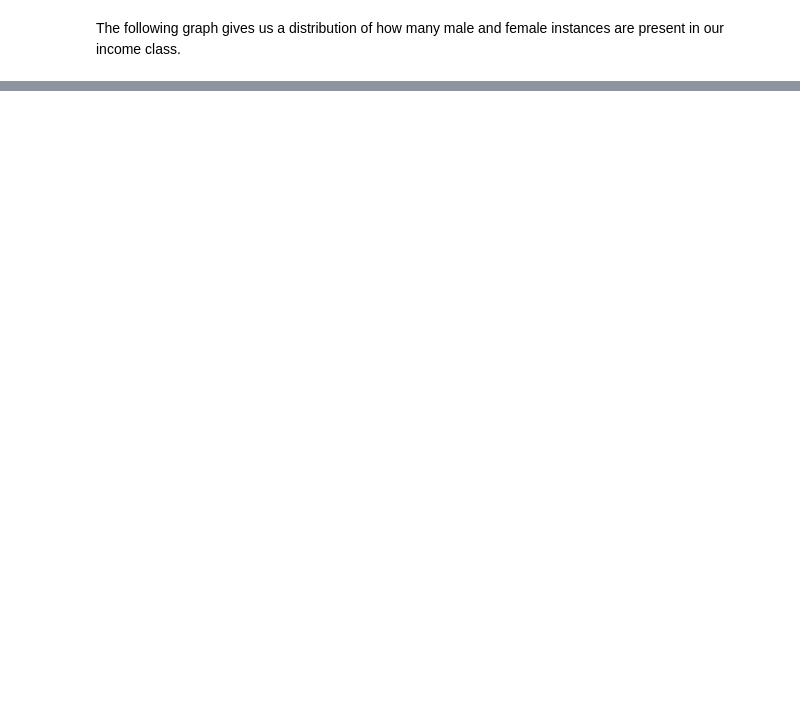
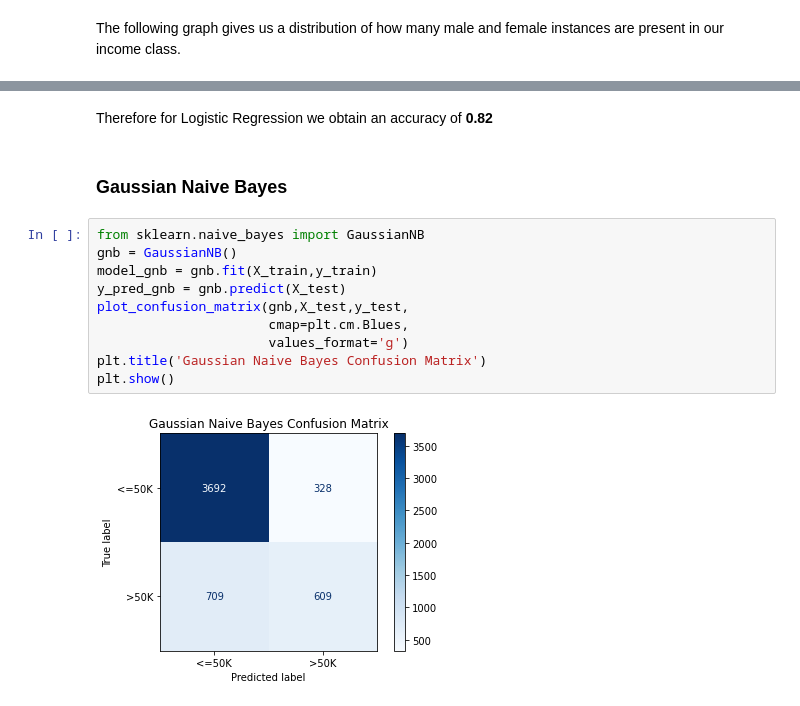
Before and after one commit to dhruvk98/Machine-Learning-Datasets, a Jupyter notebook: adult_income.ipynb, the cells around one changed output, grey strips where cells are left out. Saved outputs shown, nothing was run; the diff lists cells and outputs as text; blank space fills up the shorter version.

```diff
--- a/adult_income.ipynb
+++ b/adult_income.ipynb
@@ -196,0 +193,16 @@ pipeline = Pipeline(steps=[('prep',col_transform), ('m', model_rf)],verbose=True
+# %% [markdown]
+Therefore for Logistic Regression we obtain an accuracy of **0.82**
+# %% [markdown]
+### Gaussian Naive Bayes
+# %%
+from sklearn.naive_bayes import GaussianNB
+gnb = GaussianNB()
+model_gnb = gnb.fit(X_train,y_train)
+y_pred_gnb = gnb.predict(X_test)
+plot_confusion_matrix(gnb,X_test,y_test,
+                      cmap=plt.cm.Blues,
+                      values_format='g')
+plt.title('Gaussian Naive Bayes Confusion Matrix')
+plt.show()
+# %% [output]
+[figure, added]
```
Also changed, not shown: parts of 107 cells of this notebook.
